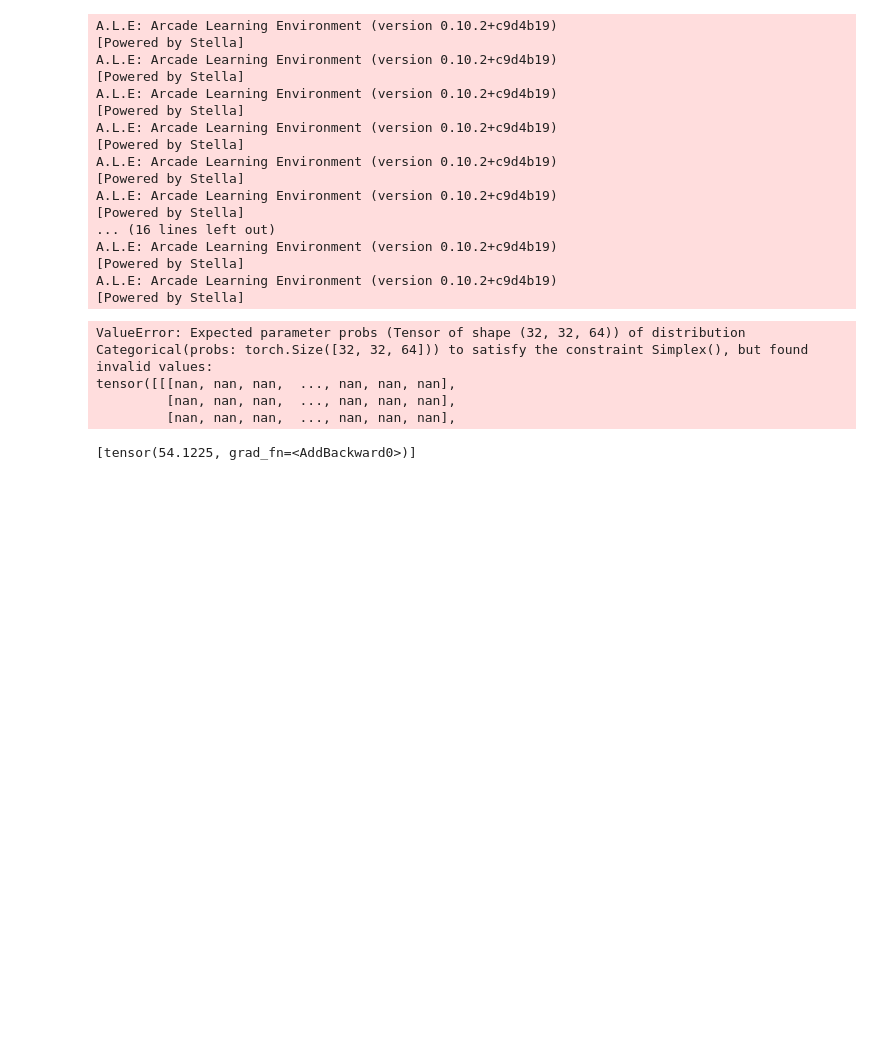
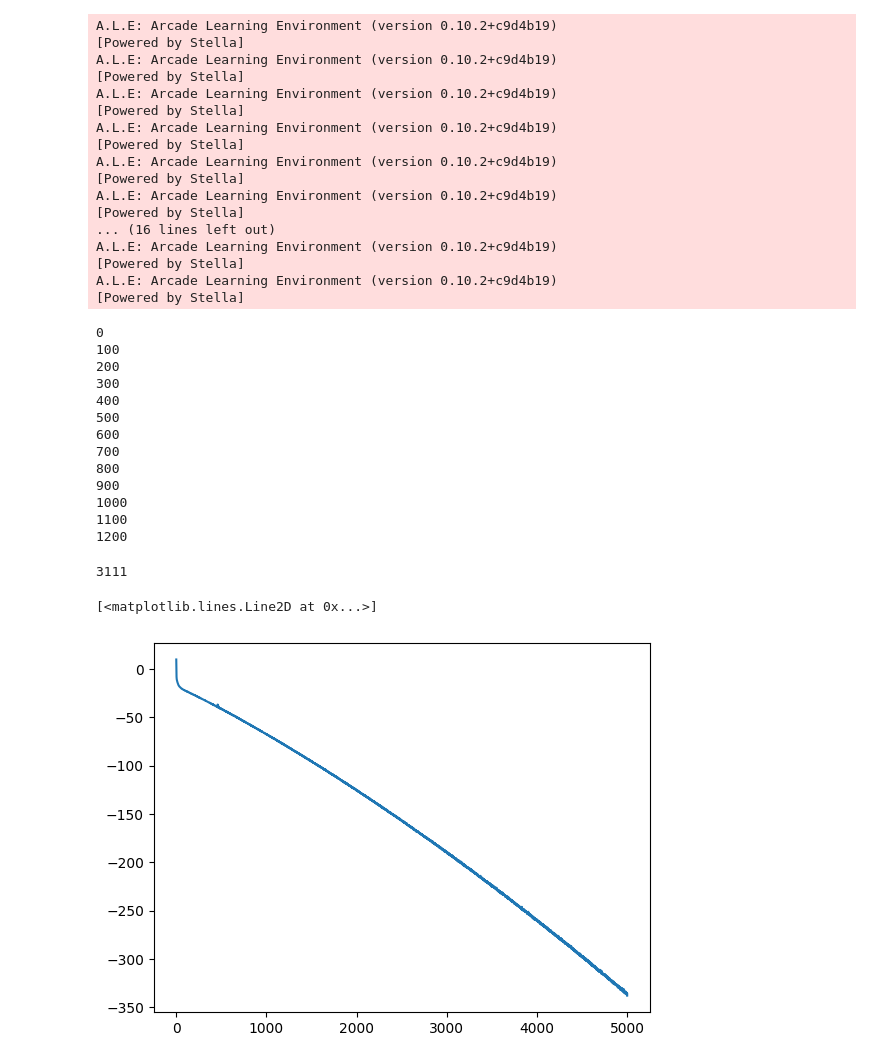
Before and after one commit to antony-zhao/RLTesting, a Jupyter notebook: rltesting/torch_rl/dreamer/testing.ipynb, the cells around one changed output. Cells and saved outputs as stored; diff of their text form; code cells hidden in the pictures; blank space fills up the shorter version.

```diff
--- a/rltesting/torch_rl/dreamer/testing.ipynb
+++ b/rltesting/torch_rl/dreamer/testing.ipynb
@@ -70,6 +54,8 @@ world_model_parser.add_argument("--bin_low", default=-20, type=int)
 world_model_parser.add_argument("--bin_high", default=20, type=int)
 parser.add_argument("--rollout_length", default=16, type=int)
 parser.add_argument("--num_envs", default=30, type=int)
+parser.add_argument("--world_model_batch_size", default=16, type=int)
+parser.add_argument("--device", default="cuda" if torch.cuda.is_available() else "cpu")
 config = parser.parse_args(args=[])
 if config.act == "silu":
     config.act = nn.SiLU
@@ -95,7 +81,7 @@ def make_env(gym_id):
 
 num_envs = 16
 env = make_vec_env(make_env('ALE/Breakout-v5'), num_envs, vec_env_cls=SubprocVecEnv, vec_env_kwargs=dict(start_method='spawn'))
-buffer = PerEnvBuffer(num_envs, buffer_shapes, dtypes, buffer_size=1_000_000)
+buffer = PerEnvBuffer(num_envs, buffer_shapes, dtypes, buffer_size=1_00_000)
 # %% [output]
 A.L.E: Arcade Learning Environment (version 0.10.2+c9d4b19)
 [Powered by Stella]
@@ -116,29 +102,59 @@ A.L.E: Arcade Learning Environment (version 0.10.2+c9d4b19)
 [Powered by Stella]
 # %%
 obs = env.reset()
-for _ in range(6000):
+for _ in range(1000):
     action = np.repeat(env.action_space.sample(), num_envs)
     next_obs, reward, done, info = env.step(action)
     buffer.add_sample_until_episode_terminal([obs, action, reward, done])
     obs = next_obs
 # %%
-worldmodel = DreamerWorldModel(config)
-opt = torch.optim.Adam(worldmodel.parameters(), 1e-4)
+worldmodel = DreamerWorldModel(config).cuda()
+opt = torch.optim.Adam(worldmodel.parameters(), 4e-5)
 # %%
 losses = []
-for _ in range(100):
-    sample = buffer.sample(32, 16)
-    loss, _ = worldmodel.world_model_loss(torch.tensor(sample[0]).float().transpose(-3, -1), F.one_hot(torch.tensor(sample[1]).long(), 18).float(), torch.tensor(sample[2]),
-                                torch.tensor(sample[3]), torch.zeros(32, 8192))
+dict_losses = {}
+for i in range(5000):
+    if i % 100 == 0:
+        print(i)
+    action = np.repeat(env.action_space.sample(), num_envs)
+    next_obs, reward, done, info = env.step(action)
+    buffer.add_sample_until_episode_terminal([obs, action, reward, done])
+    obs = next_obs
+    sample = buffer.sample(config.world_model_batch_size, 64)
+    loss, loss_dict = worldmodel.world_model_loss(torch.tensor(sample[0]).float().transpose(-3, -1).cuda(),
+                                        F.one_hot(torch.tensor(sample[1]).long(), 18).float().cuda(),
+                                        torch.tensor(sample[2]).cuda(),
+                                torch.tensor(sample[3]).cuda(), torch.zeros(config.world_model_batch_size, 8192).cuda())
+    for k, v in loss_dict.items():
+        if k in dict_losses:
+            dict_losses[k].append(v)
+        else:
+            dict_losses[k] = [v]
     loss.backward()
+    torch.nn.utils.clip_grad_norm_(worldmodel.parameters(), max_norm=0.5)
     opt.step()
     opt.zero_grad()
-    losses.append(loss)
+    losses.append(loss.detach().cpu().numpy())
 # %% [output]
-ValueError: Expected parameter probs (Tensor of shape (32, 32, 64)) of distribution Categorical(probs: torch.Size([32, 32, 64])) to satisfy the constraint Simplex(), but found invalid values:
-tensor([[[nan, nan, nan,  ..., nan, nan, nan],
-         [nan, nan, nan,  ..., nan, nan, nan],
-         [nan, nan, nan,  ..., nan, nan, nan],
+0
+100
+200
+300
+400
+500
+600
+700
+800
+900
+1000
+1100
+1200
+# %%
+buffer.buffers.sample()
+# %% [output]
+3111
 # %%
+plt.plot(losses)
 # %% [output]
-[tensor(54.1225, grad_fn=<AddBackward0>)]
+[<matplotlib.lines.Line2D at 0x...>]
+[figure, added]
```
Also changed, not shown: parts of 8 cells of this notebook, 7 other files.
